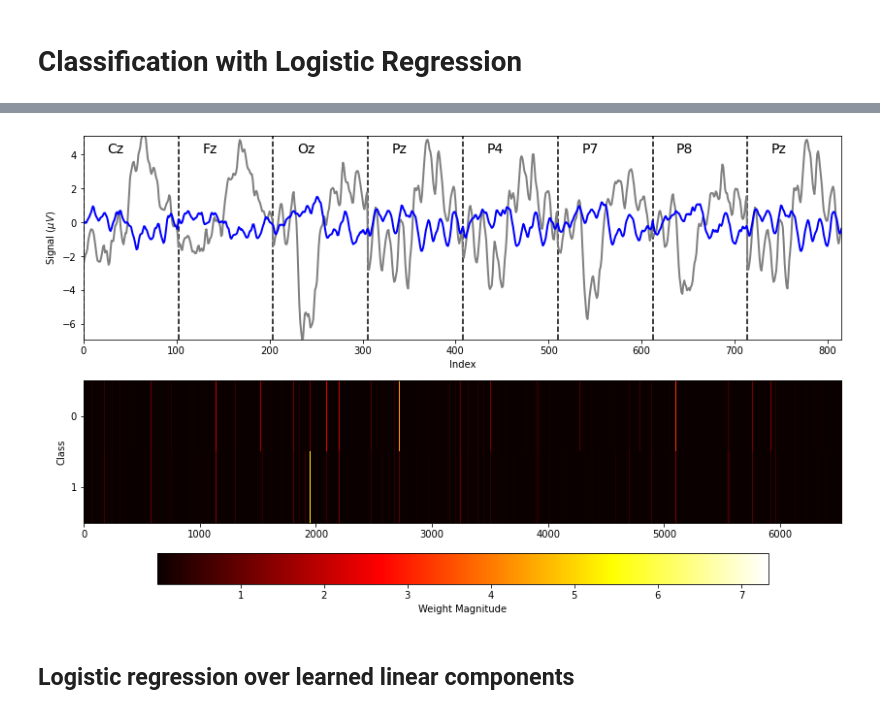
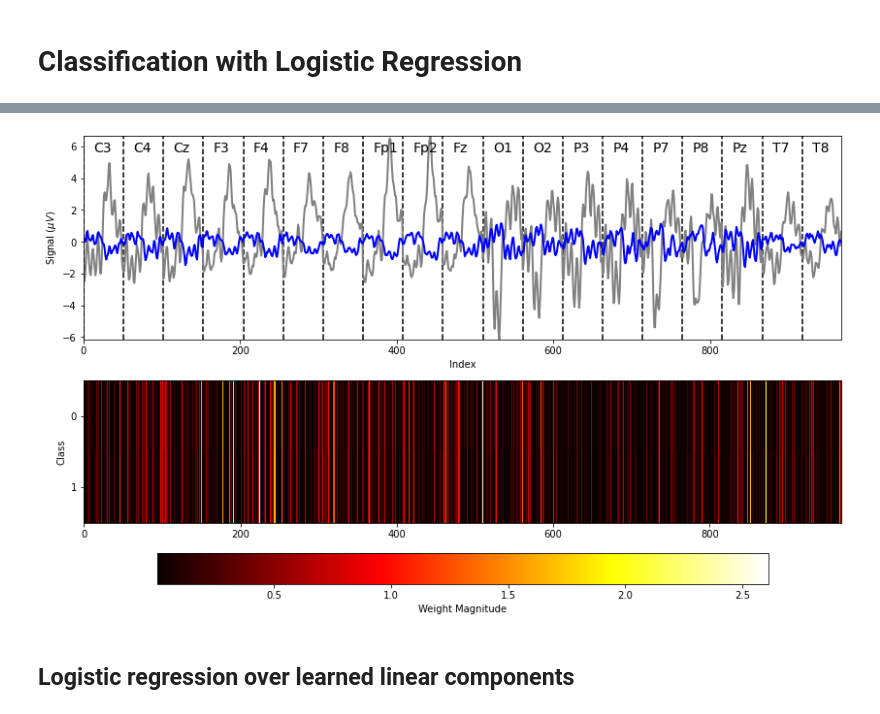
Before and after one commit to idfah/notebooks, a Jupyter notebook: eeg/p300_classification_with_biosemi_data_prep.ipynb, the cells around one changed output, grey strips where cells are left out. Cells and saved outputs as stored; diff of their text form; code cells hidden in the pictures.

```diff
--- a/eeg/p300_classification_with_biosemi_data_prep.ipynb
+++ b/eeg/p300_classification_with_biosemi_data_prep.ipynb
@@ -135,7 +139,7 @@ def make_bandpass(samp_rate, low_freq, high_freq, order=3):
 
     return bandpass
 # %%
-bandpass = make_bandpass(1024, 0.5, 40.0)
+bandpass = make_bandpass(samp_rate=1024, low_freq=0.5, high_freq=24.0)
 # %%
 train_data = bandpass(train_data)
 # %%
@@ -145 +149,3 @@ train_data = bandpass(train_data)
+# %%
+downsample_factor = 16
 # %%
@@ -178,8 +180,8 @@ plt.plot(train_markers[:128*10]);
 # %% [markdown]
 ## Putting all the preprocessing together
 # %%
-def preprocess(raw_data, raw_samp_rate=1024, chan_names=chan_names,
-               low_freq=0.5, high_freq=40.0, downsample_factor=8):
+def preprocess(raw_data, raw_samp_rate=1024, low_freq=0.5, high_freq=24.0, downsample_factor=16,
+               chan_names=chan_names, select_chan_names=select_chan_names):
     # copy
     data = raw_data.copy()
 
@@ -191,8 +193,9 @@ def preprocess(raw_data, raw_samp_rate=1024, chan_names=chan_names,
     reference = data[:, ref_chan_idxs].mean(axis=1)[:, None]
     data -= reference
 
-    # remove auxiliary channels
-    data = data[:, :64]
+    # use only selected channels
+    select_chan_idxs = [chan_names.index(chan_name) for chan_name in select_chan_names]
+    data = data[:, select_chan_idxs]
 
     # bandpass
     # FIXME: very inefficent to recreate the filter for each
@@ -257,7 +256,7 @@ np.sum(labels == 1)
 # %% [markdown]
 ## Putting segmentation steps together
 # %%
-def segment(data, markers, samp_rate=128.0, width=0.8):
+def segment(data, markers, samp_rate=64.0, width=0.8):
     diffs = np.diff(np.abs(markers))
     starts = np.where(diffs > 0.0)[0] + 1
 
@@ -518,36 +506,33 @@ test AUC: 0.88799
 # %%
 weights = logreg.visible.weight.detach().numpy()
 
-select_chans = ('Cz', 'Fz', 'Oz', 'Pz', 'P4', 'P7', 'P8', 'Pz')
-chan_indices = [chan_names.index(chan) for chan in select_chans]
-
-mean_targets = train_data[train_labels == 0][..., chan_indices].mean(0)
-mean_nontargets = train_data[train_labels == 1][..., chan_indices].mean(0)
+mean_targets = train_data[train_labels == 0].mean(0)
+mean_nontargets = train_data[train_labels == 1].mean(0)
 
 fig = plt.figure()
 ax_sig = fig.add_subplot(2, 1, 1)
 ax_sig.plot(mean_nontargets.T.reshape((-1,)), linewidth=2, color='grey')
 ax_sig.plot(mean_targets.T.reshape((-1,)), linewidth=2, color='blue')
 ax_sig.set_xlabel('Index')
 ax_sig.set_ylabel(r'Signal ($\mu V$)')
 ax_sig.autoscale(tight=True)
 
 mn = np.min(np.vstack((mean_targets, mean_nontargets)))
 mx = np.max(np.vstack((mean_targets, mean_nontargets)))
 
-for i, chan_name in enumerate(select_chans):
+for i, chan_name in enumerate(select_chan_names):
     ax_sig.vlines((i * mean_targets.shape[0],), mn, mx, linestyle='--');
     ax_sig.text((i + 0.25) * mean_targets.shape[0], mx - 1.0, chan_name, fontsize=14)
 
 ax_weights = fig.add_subplot(2, 1, 2)
 img = ax_weights.imshow(np.abs(weights), aspect='auto', interpolation='none', cmap=plt.cm.hot)
 ax_weights.set_yticks(range(weights.shape[0]))
 ax_weights.set_ylabel('Class')
 ax_weights.autoscale(tight=True)
 cb = plt.colorbar(img, ax=ax_weights, orientation='horizontal');
 cb.set_label('Weight Magnitude');
 # %% [output]
-[figure, old version]
+[figure, new version]
 # %% [markdown]
 ## Logistic regression over learned linear components
 # %%
```
Also changed, not shown: parts of 39 cells of this notebook.
